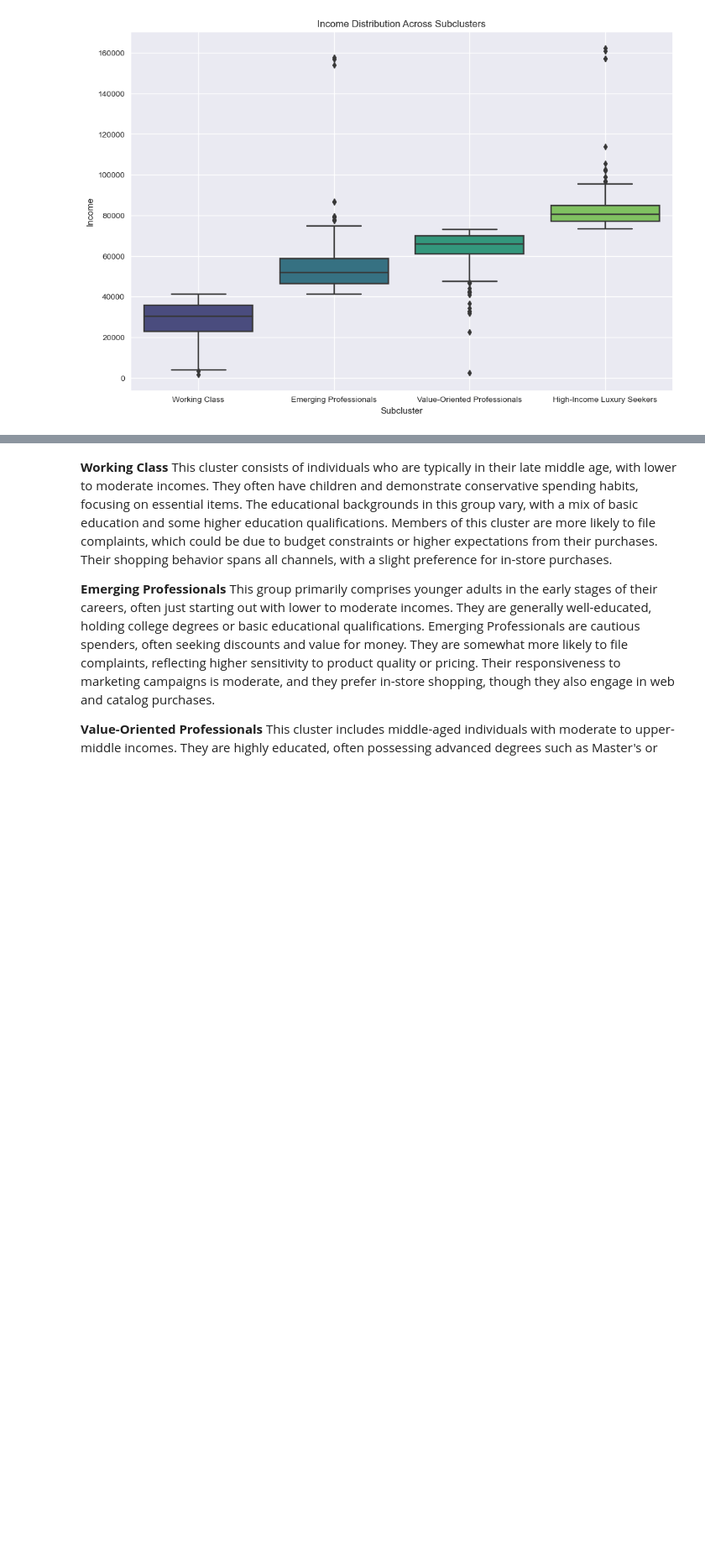
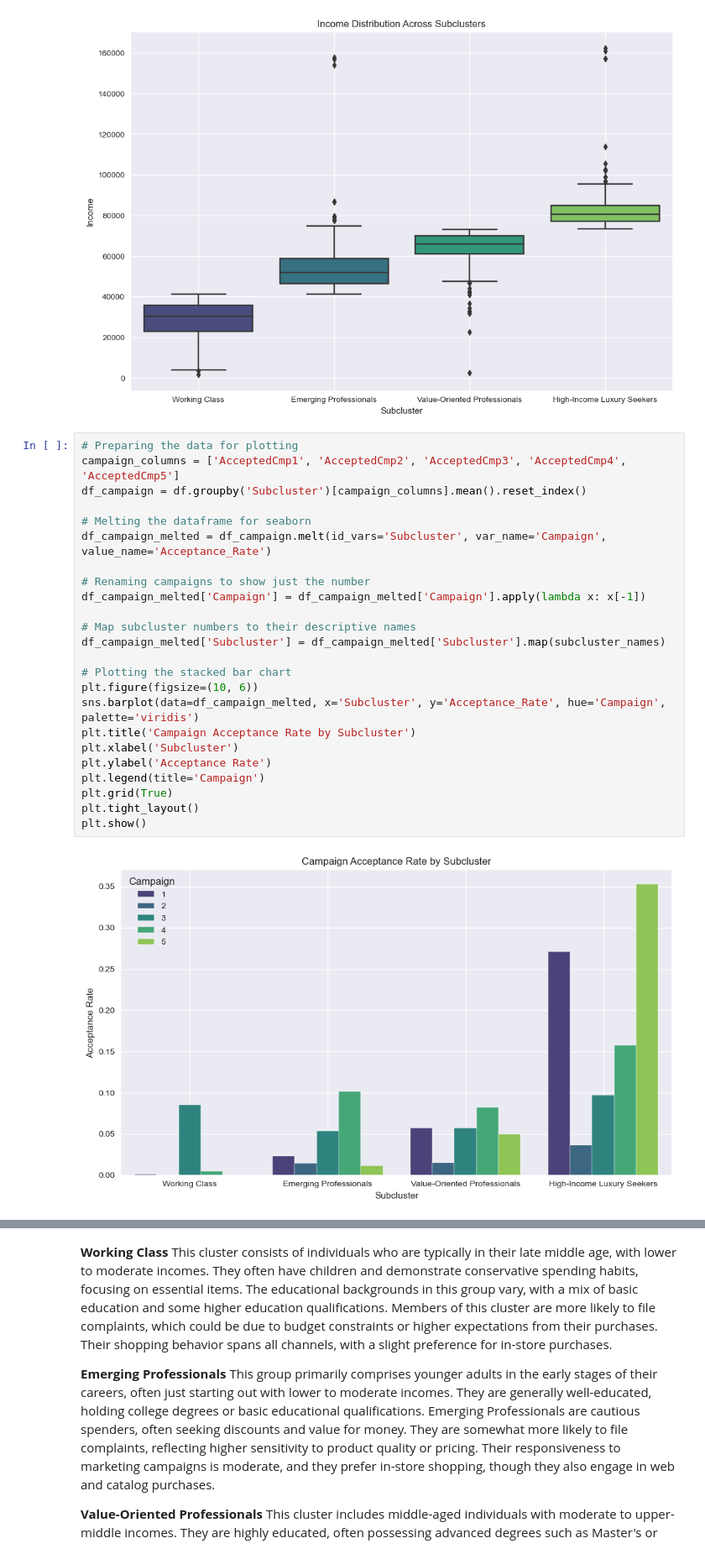
Before and after one commit to ShaneR31/customer-personality-analysis, a Jupyter notebook: notebooks/customer_personality_analysis.ipynb, the cells around one changed output, grey strips where cells are left out. Shown at 84% size. Drawn from its saved outputs; the diff is of its cells as text; blank space fills up the shorter version.

```diff
--- a/notebooks/customer_personality_analysis.ipynb
+++ b/notebooks/customer_personality_analysis.ipynb
@@ -686,3 +683,29 @@ plot_income_boxplot(df, subcluster_names)
 # %% [output]
 [figure]
 [figure]
+# %%
+# Preparing the data for plotting
+campaign_columns = ['AcceptedCmp1', 'AcceptedCmp2', 'AcceptedCmp3', 'AcceptedCmp4', 'AcceptedCmp5']
+df_campaign = df.groupby('Subcluster')[campaign_columns].mean().reset_index()
+
+# Melting the dataframe for seaborn
+df_campaign_melted = df_campaign.melt(id_vars='Subcluster', var_name='Campaign', value_name='Acceptance_Rate')
+
+# Renaming campaigns to show just the number
+df_campaign_melted['Campaign'] = df_campaign_melted['Campaign'].apply(lambda x: x[-1])
+
+# Map subcluster numbers to their descriptive names
+df_campaign_melted['Subcluster'] = df_campaign_melted['Subcluster'].map(subcluster_names)
+
+# Plotting the stacked bar chart
+plt.figure(figsize=(10, 6))
+sns.barplot(data=df_campaign_melted, x='Subcluster', y='Acceptance_Rate', hue='Campaign', palette='viridis')
+plt.title('Campaign Acceptance Rate by Subcluster')
+plt.xlabel('Subcluster')
+plt.ylabel('Acceptance Rate')
+plt.legend(title='Campaign')
+plt.grid(True)
+plt.tight_layout()
+plt.show()
+# %% [output]
+[figure, added]
```
Also changed, not shown: parts of 9 cells of this notebook, 4 other files.
